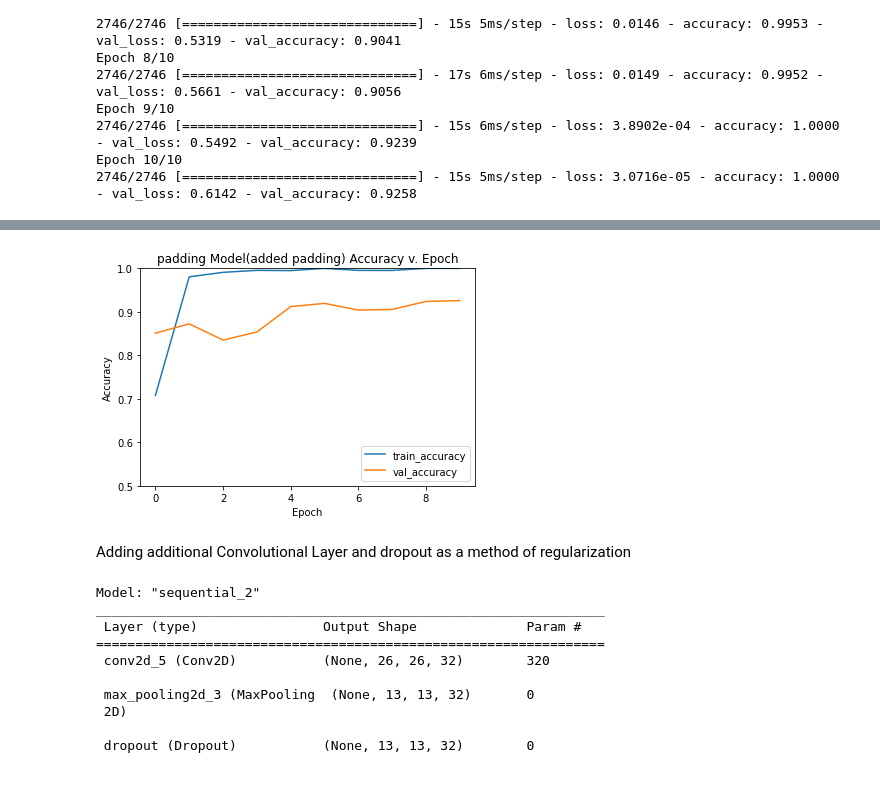
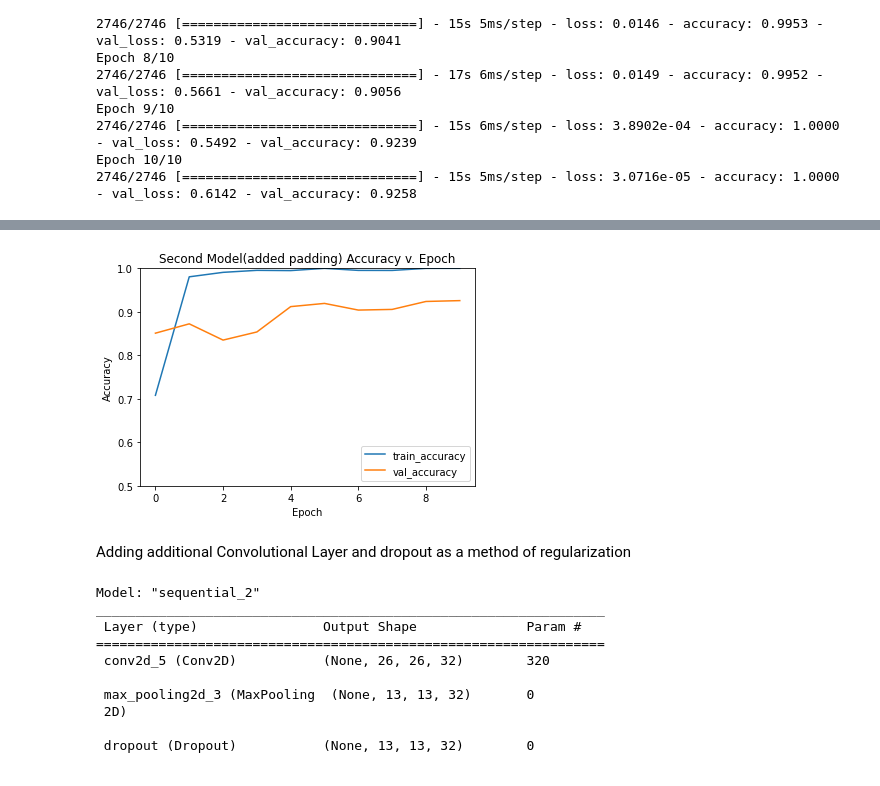
Before and after one commit to ChennyYun/Sign-Language-ML, a Jupyter notebook: ML_models/Convolutional Neural Netorks.ipynb, the cells around one changed output, grey strips where cells are left out. Drawn from its saved outputs; the diff is of its cells as text; code cells hidden in the pictures.

```diff
--- a/ML_models/Convolutional Neural Netorks.ipynb
+++ b/ML_models/Convolutional Neural Netorks.ipynb
@@ -3,8 +3,8 @@ import numpy as np
 import pandas as pd
 import matplotlib.pyplot as plt
 # %%
-train_df = pd.read_csv("Downloads/sign/sign_mnist_train.csv")
-test_df = pd.read_csv("Downloads/sign/sign_mnist_test.csv")
+train_df = pd.read_csv("../csv_files/sign_mnist_train.csv")
+test_df = pd.read_csv("../csv_files/sign_mnist_test.csv")
 # %%
 print('Training data shape : ', train_df.shape)
 
@@ -159,7 +159,7 @@ plt.xlabel('Epoch')
 plt.ylabel('Accuracy')
 plt.ylim([0.5, 1])
 plt.legend(loc='lower right')
-plt.title('padding Model(added padding) Accuracy v. Epoch')
+plt.title('Second Model(added padding) Accuracy v. Epoch')
 test_loss, test_acc = padding_mod.evaluate(test_images,  test_labels, verbose=2)
 plt.savefig("padding_mod.png")
 # %% [output]
@@ -167,6 +167,6 @@ plt.savefig("padding_mod.png")
-[figure, old version]
+[figure, new version]
-# %% [markdown]
-Adding additional Convolutional Layer and dropout as a method of regularization
+# %% [markdown]
+Adding additional Convolutional Layer and dropout as a method of regularization
 # %%
 dropout_mod = models.Sequential()
 dropout_mod.add(layers.Conv2D(32, (3, 3), activation='relu', input_shape=(28, 28, 1)))
```
Also changed, not shown: parts of 38 cells of this notebook.
